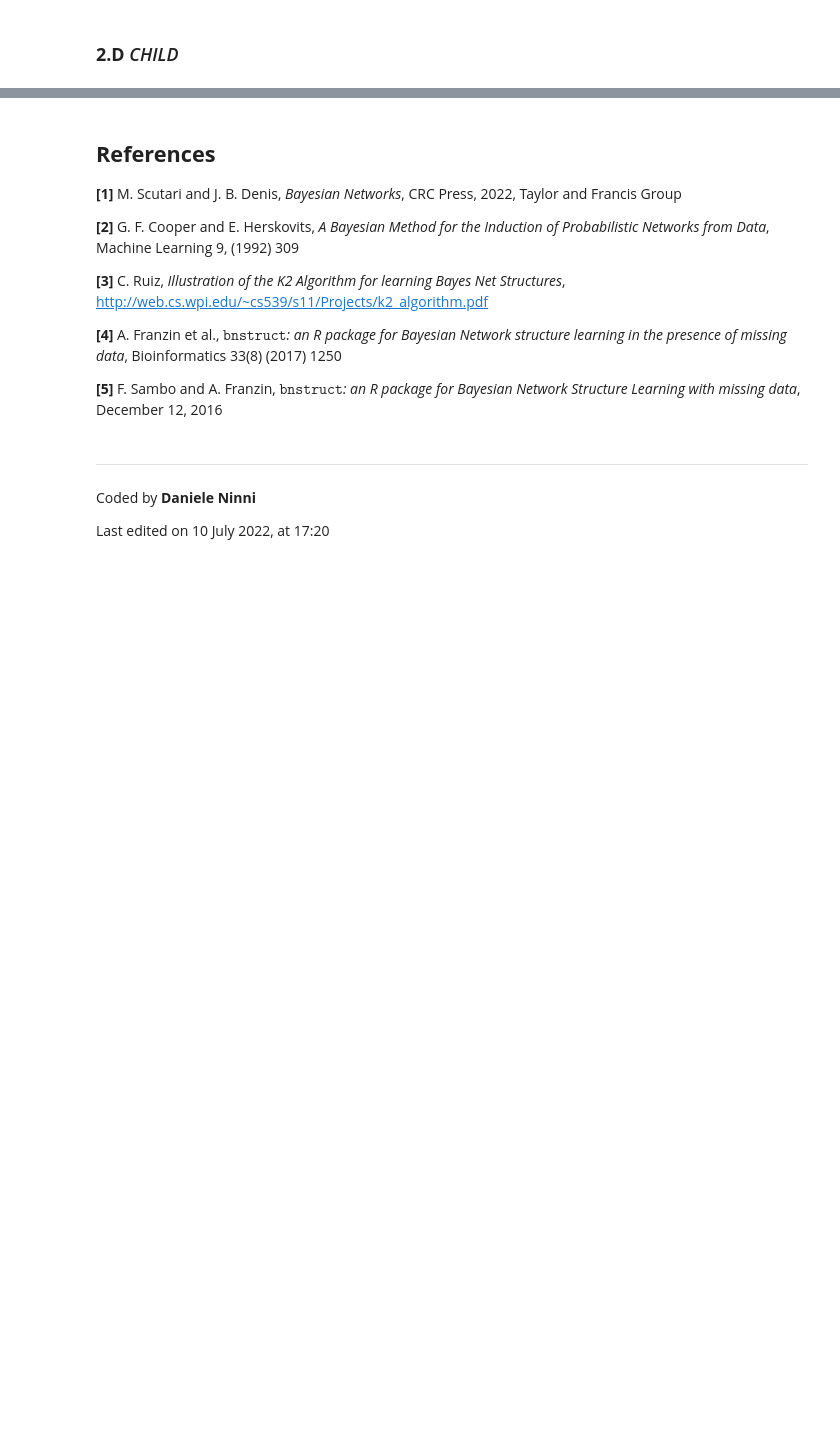
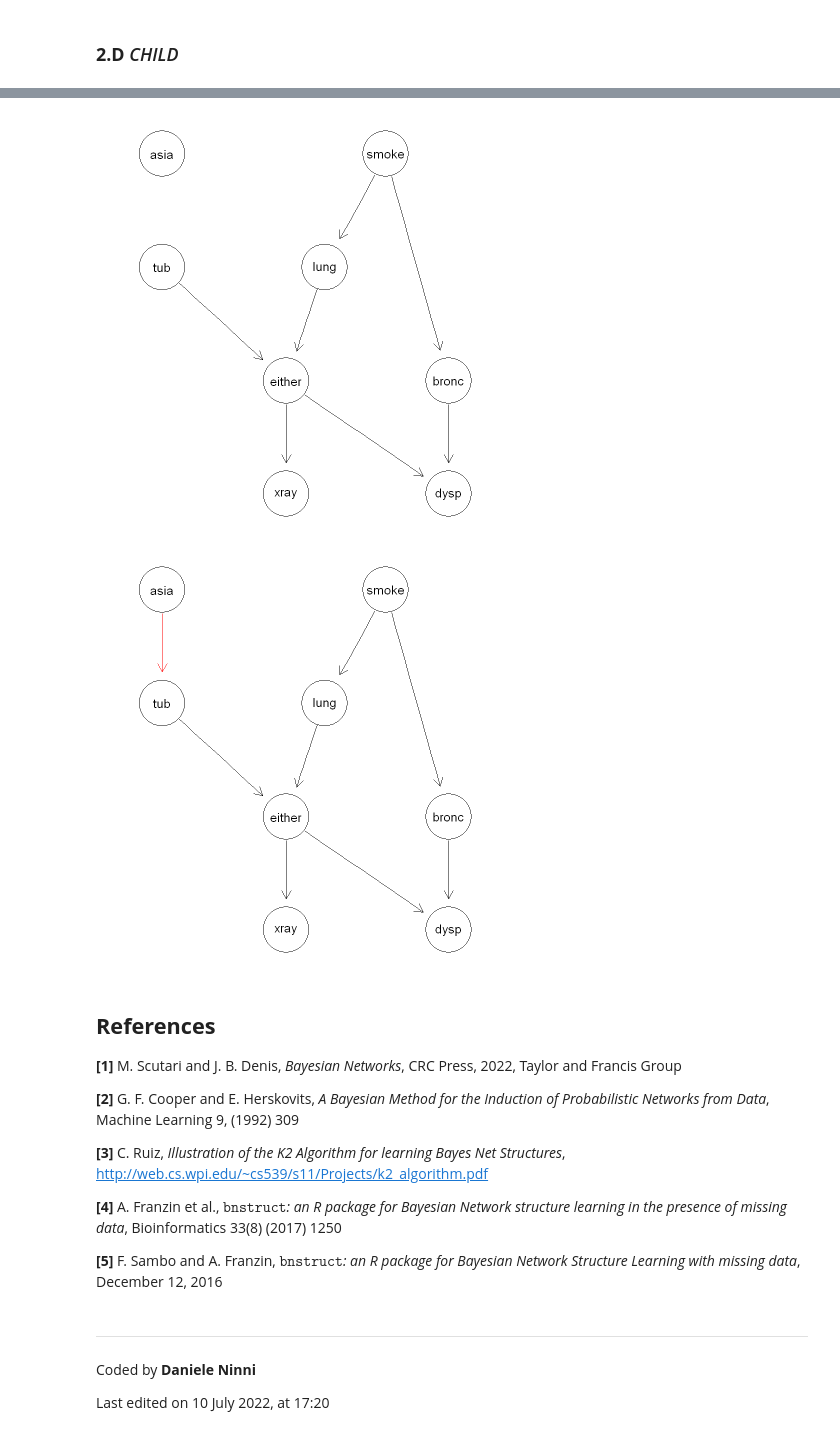
Before and after one commit to GNagaro/bayesian-k2-R, a Jupyter notebook: k2_implementation_and_test.ipynb, the cells around one changed output, grey strips where cells are left out. Cells and saved outputs as stored; diff of their text form; code cells hidden in the pictures; blank space fills up the shorter version.

```diff
--- a/k2_implementation_and_test.ipynb
+++ b/k2_implementation_and_test.ipynb
@@ -402,3 +422,9 @@ Total execution time: 49.46964 s
+# %%
+#Our model is only missing one link from asia to tuberculosis
+graphviz.compare(asia_net$dag,dag.asia)
+# %% [output]
+[figure, added]
+[figure, added]
 # %% [markdown]
 ## **References**
 
```
Also changed, not shown: parts of 15 cells of this notebook, 1 other file.
